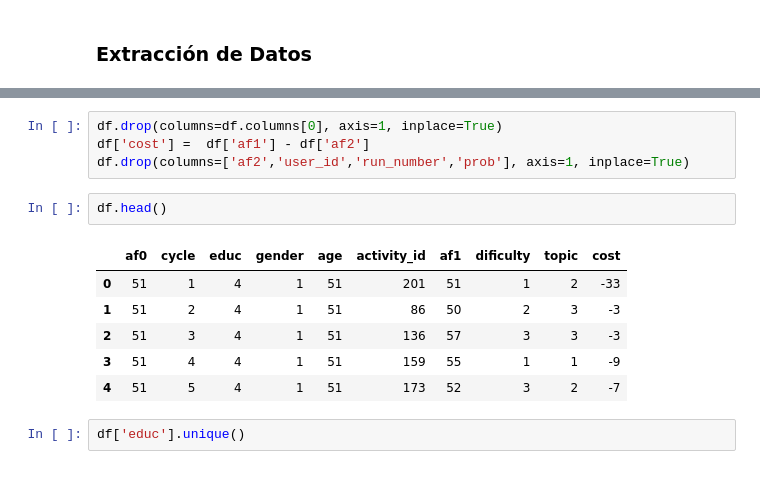
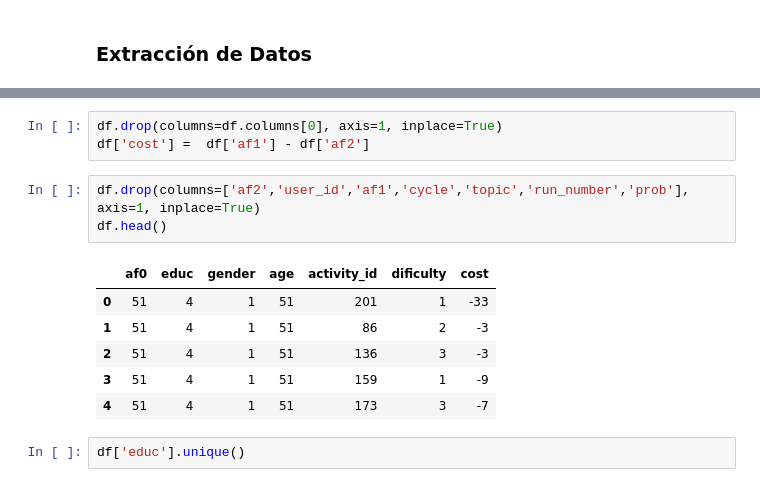
Before and after one commit to PAPITA-ORG/ITA, a Jupyter notebook: ML/otro_approach_v2.ipynb, the cells around one changed output, grey strips where cells are left out. Saved outputs shown, nothing was run; the diff lists cells and outputs as text.

```diff
--- a/ML/otro_approach_v2.ipynb
+++ b/ML/otro_approach_v2.ipynb
@@ -23,16 +23,16 @@ df.head()
 # %%
 df.drop(columns=df.columns[0], axis=1, inplace=True)
 df['cost'] =  df['af1'] - df['af2']
-df.drop(columns=['af2','user_id','run_number','prob'], axis=1, inplace=True)
-# %%
-df.head()
-# %% [output]
-|  | af0 | cycle | educ | gender | age | activity_id | af1 | dificulty | topic | cost |
-| 0 | 51 | 1 | 4 | 1 | 51 | 201 | 51 | 1 | 2 | -33 |
-| 1 | 51 | 2 | 4 | 1 | 51 | 86 | 50 | 2 | 3 | -3 |
-| 2 | 51 | 3 | 4 | 1 | 51 | 136 | 57 | 3 | 3 | -3 |
-| 3 | 51 | 4 | 4 | 1 | 51 | 159 | 55 | 1 | 1 | -9 |
-| 4 | 51 | 5 | 4 | 1 | 51 | 173 | 52 | 3 | 2 | -7 |
+# %%
+df.drop(columns=['af2','user_id','af1','cycle','topic','run_number','prob'], axis=1, inplace=True)
+df.head()
+# %% [output]
+|  | af0 | educ | gender | age | activity_id | dificulty | cost |
+| 0 | 51 | 4 | 1 | 51 | 201 | 1 | -33 |
+| 1 | 51 | 4 | 1 | 51 | 86 | 2 | -3 |
+| 2 | 51 | 4 | 1 | 51 | 136 | 3 | -3 |
+| 3 | 51 | 4 | 1 | 51 | 159 | 1 | -9 |
+| 4 | 51 | 4 | 1 | 51 | 173 | 3 | -7 |
 # %%
 df['educ'].unique()
 # %% [output]
```
Also changed, not shown: parts of 17 cells of this notebook, 4 other files.
